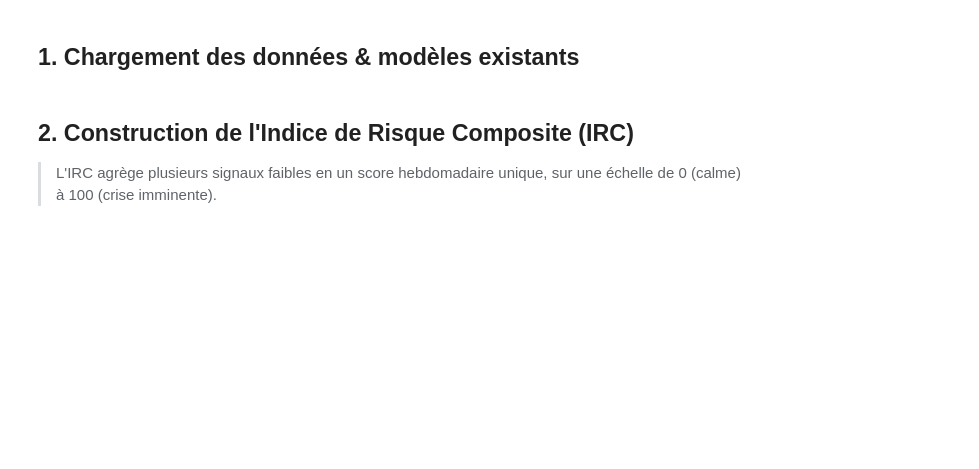
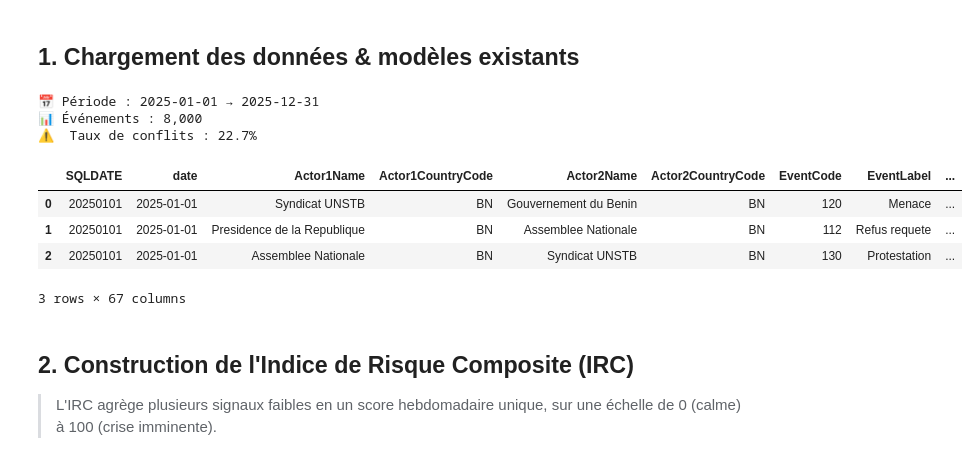
Before and after one commit to Groupe14iSHEERO/benin-insights-2026, a Jupyter notebook: notebooks/04_Prediction_Prospective_Benin.ipynb, the cells around one changed output. Saved outputs shown, nothing was run; the diff lists cells and outputs as text; code cells hidden in the pictures; blank space fills up the shorter version.

```diff
--- a/notebooks/04_Prediction_Prospective_Benin.ipynb
+++ b/notebooks/04_Prediction_Prospective_Benin.ipynb
@@ -76,23 +78,32 @@ print('✅ Environnement prêt')
 ## 1. Chargement des données & modèles existants
 # %%
 # Charger les données enrichies (avec proba_conflict du notebook précédent)
-df = pd.read_csv(DATA_PROC / 'gdelt_models_data.csv')
+df = pd.read_csv('/content/data/proccessed/gdelt_models_data.csv')
 df['date'] = pd.to_datetime(df['date'], errors='coerce')
 df = df.dropna(subset=['date']).sort_values('date').reset_index(drop=True)
 
 # Charger les modèles sauvegardés
-with open(MODELS / 'models_bundle.pkl', 'rb') as f:
+with open('/content/models/models_bundle.pkl', 'rb') as f:
     bundle = pickle.load(f)
 
 model_rf      = bundle['rf']
 model_xgboost = bundle['xgboost']
 scaler        = bundle['scaler']
 features      = bundle['feat']
 
 print(f'📅 Période : {df["date"].min().date()} → {df["date"].max().date()}')
 print(f'📊 Événements : {len(df):,}')
 print(f'⚠️  Taux de conflits : {df["IsConflict"].mean()*100:.1f}%')
 df.head(3)
+# %% [output]
+📅 Période : 2025-01-01 → 2025-12-31
+📊 Événements : 8,000
+⚠️  Taux de conflits : 22.7%
+|  | SQLDATE | date | Actor1Name | Actor1CountryCode | Actor2Name | Actor2CountryCode | EventCode | EventLabel | ... |
+| 0 | 20250101 | 2025-01-01 | Syndicat UNSTB | BN | Gouvernement du Benin | BN | 120 | Menace | ... |
+| 1 | 20250101 | 2025-01-01 | Presidence de la Republique | BN | Assemblee Nationale | BN | 112 | Refus requete | ... |
+| 2 | 20250101 | 2025-01-01 | Assemblee Nationale | BN | Syndicat UNSTB | BN | 130 | Protestation | ... |
+3 rows × 67 columns
 # %% [markdown]
 ## 2. Construction de l'Indice de Risque Composite (IRC)
 
```
Also changed, not shown: parts of 17 cells of this notebook, 6 other files.
